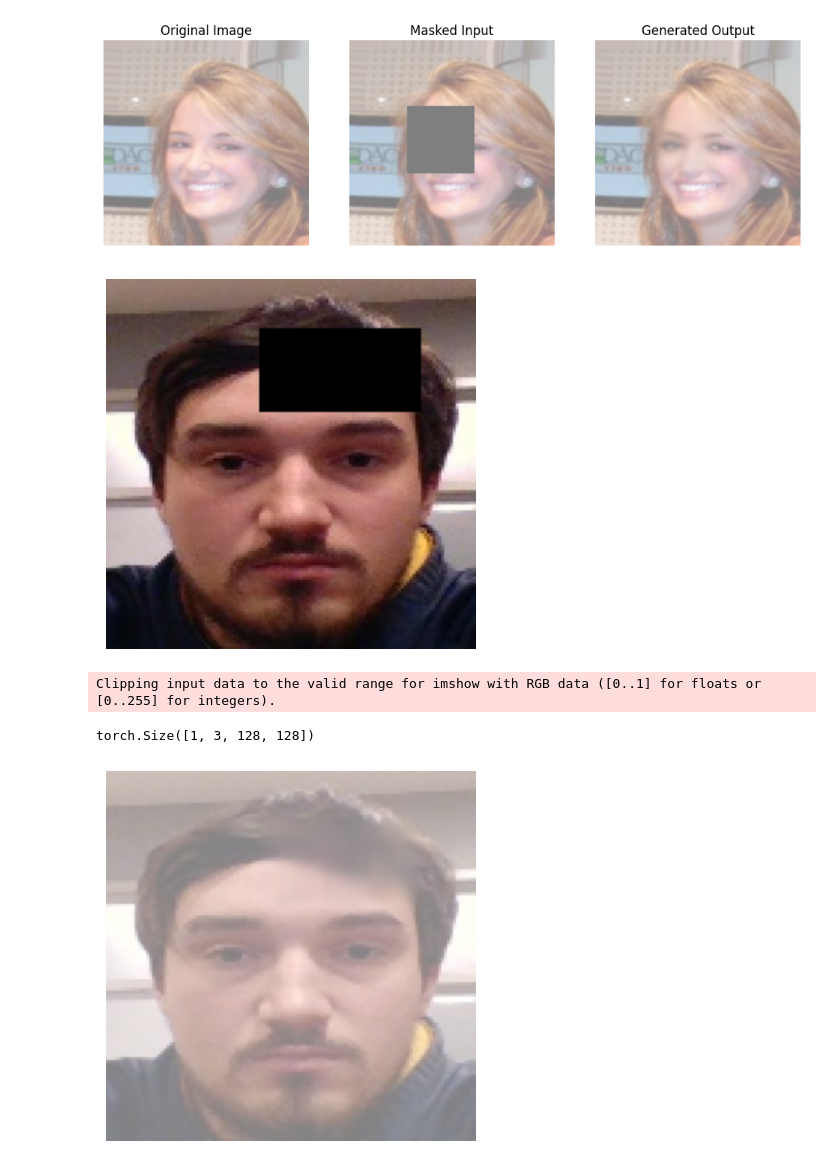
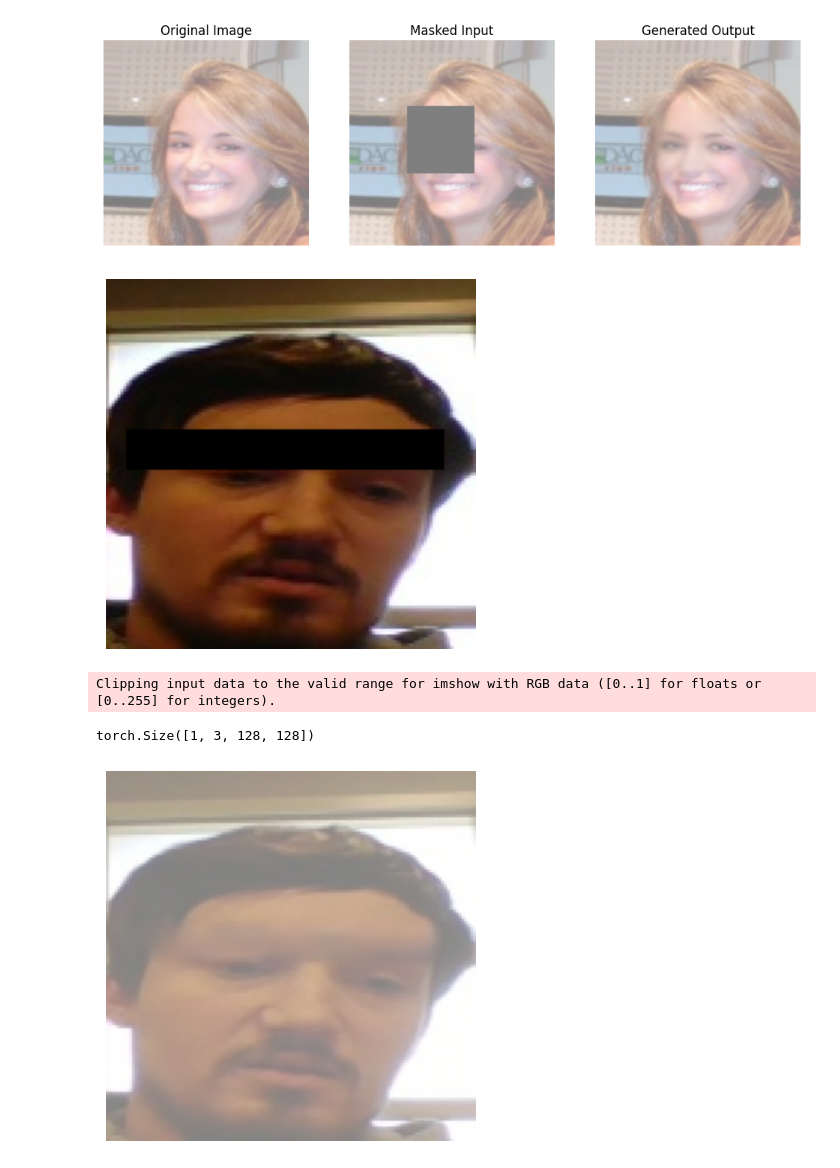
Before and after one commit to kieranlaverty/hackpsu_S25, a Jupyter notebook: model_check.ipynb, the cells around one changed output. Cells and saved outputs as stored; diff of their text form; code cells hidden in the pictures.

```diff
--- a/model_check.ipynb
+++ b/model_check.ipynb
@@ -251,40 +251,40 @@ def add_random_mask(image_path, mask_ratio=0.5, mask_color=(0, 0, 0)):
     return image_tensor
 
 
-image_path = "D:/hackpsuS25/hackpsu_S25/face/output_image_0.jpg"
+image_path = "D:/hackpsuS25/hackpsu_S25/face/output_image_1.jpg"
 masked_image = add_random_mask(image_path, mask_ratio=0.1, mask_color=(0, 0, 0))
 
 
 def show_tensor_image(tensor):
     """
     Displays a PyTorch tensor as an image using Matplotlib.
 
     Args:
         tensor (torch.Tensor): The tensor to display.
                               It can be a single image (C, H, W) or a batch of images (B, C, H, W).
     """
     # Handle batch of images
     if tensor.ndim == 4:
       tensor = tensor[0] # Take the first image in the batch
 
     # Check if the tensor has a channel dimension
     if tensor.ndim == 3:
         # Transpose the tensor to (H, W, C) if it's in (C, H, W) format
         tensor = tensor.permute(1, 2, 0)
     elif tensor.ndim == 2:
         # Add a channel dimension for grayscale images (H, W) -> (H, W, 1)
         tensor = tensor.unsqueeze(-1)
     else:
         raise ValueError("Tensor must have 2 or 3 dimensions (H, W) or (C, H, W)")
 
     # Convert the tensor to a NumPy array and display it
     plt.imshow(tensor.numpy())
     plt.axis('off')  # Hide axes
     plt.show()
 
 show_tensor_image(masked_image)
 # %% [output]
-[figure, old version]
+[figure, new version]
 # %%
 
 masked_image = masked_image.unsqueeze(0)  # Add batch dimension
@@ -303,4 +303,4 @@ plt.show()
 # %% [output]
 Clipping input data to the valid range for imshow with RGB data ([0..1] for floats or [0..255] for integers).
 torch.Size([1, 3, 128, 128])
-[figure, old version]
+[figure, new version]
```
